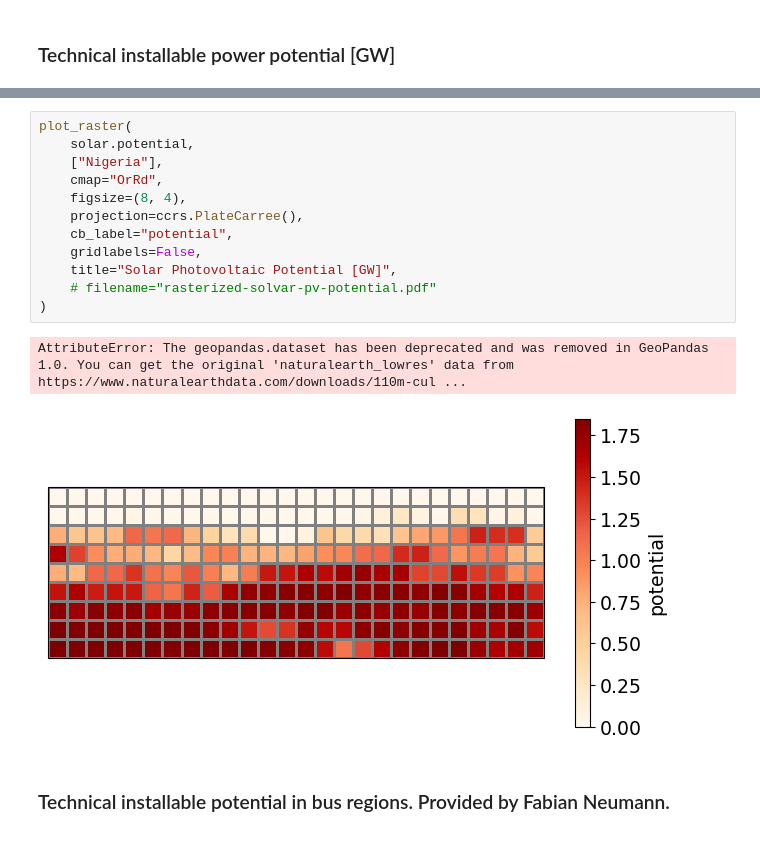
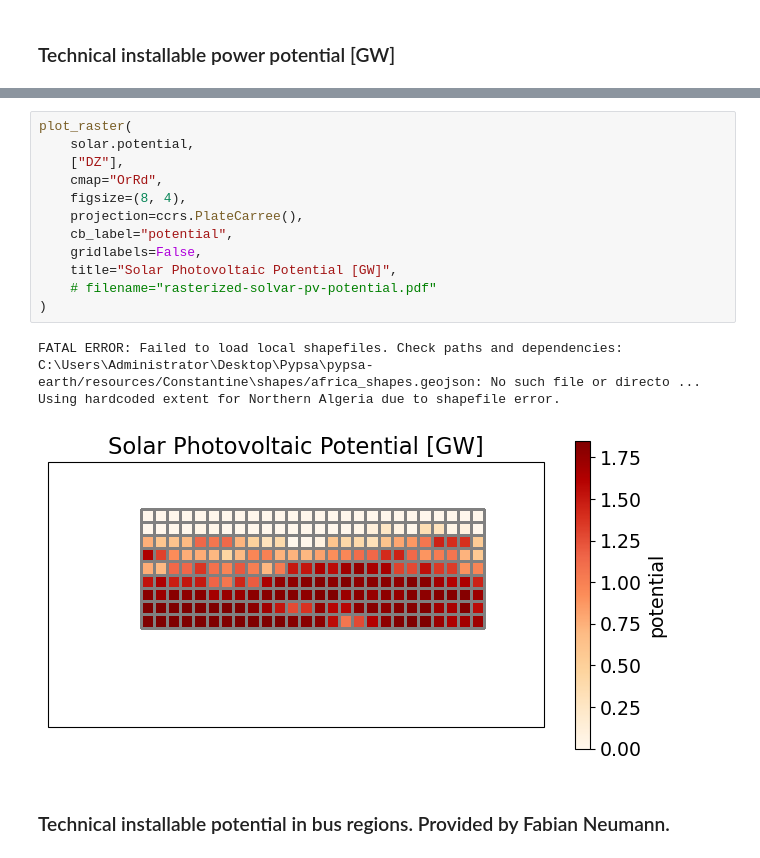
Before and after one commit to Raouf-Da/documentation, a Jupyter notebook: notebooks/build_renewable_profiles.ipynb, the cells around one changed output, grey strips where cells are left out. Saved outputs shown, nothing was run; the diff lists cells and outputs as text.

```diff
--- a/notebooks/build_renewable_profiles.ipynb
+++ b/notebooks/build_renewable_profiles.ipynb
@@ -227,18 +271,19 @@ AttributeError: The geopandas.dataset has been deprecated and was removed in Geo
 # %%
 plot_raster(
     solar.potential,
-    ["Nigeria"],
+    ["DZ"],
     cmap="OrRd",
     figsize=(8, 4),
     projection=ccrs.PlateCarree(),
     cb_label="potential",
     gridlabels=False,
     title="Solar Photovoltaic Potential [GW]",
     # filename="rasterized-solvar-pv-potential.pdf"
 )
 # %% [output]
-AttributeError: The geopandas.dataset has been deprecated and was removed in GeoPandas 1.0. You can get the original 'naturalearth_lowres' data from https://www.naturalearthdata.com/downloads/110m-cul ...
+FATAL ERROR: Failed to load local shapefiles. Check paths and dependencies: C:\Users\Administrator\Desktop\Pypsa\pypsa-earth/resources/Constantine\shapes/africa_shapes.geojson: No such file or directo ...
+Using hardcoded extent for Northern Algeria due to shapefile error.
-[figure, old version]
+[figure, new version]
 # %% [markdown]
 ### Technical installable potential in bus regions. Provided by Fabian Neumann.
 # %%
```
Also changed, not shown: parts of 5 cells of this notebook.
